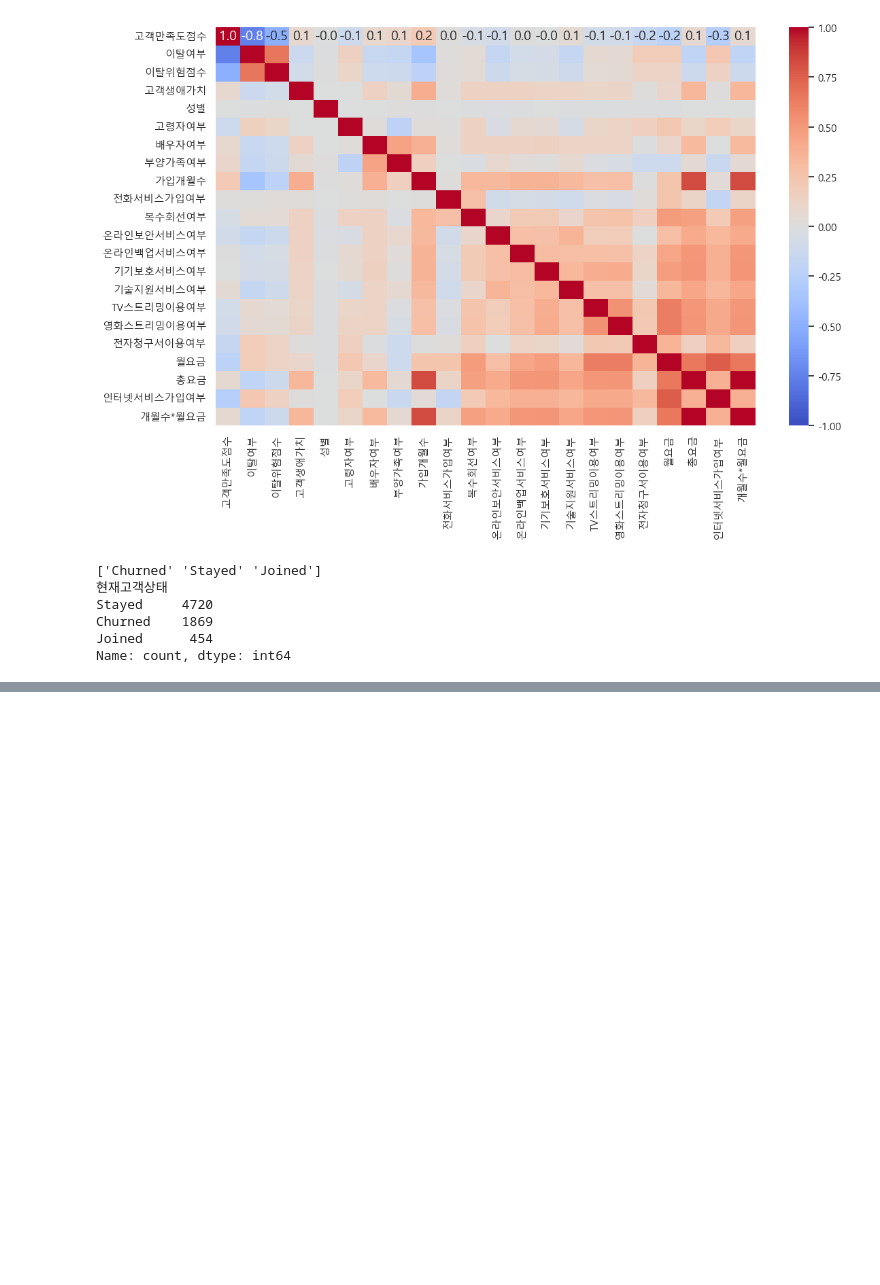
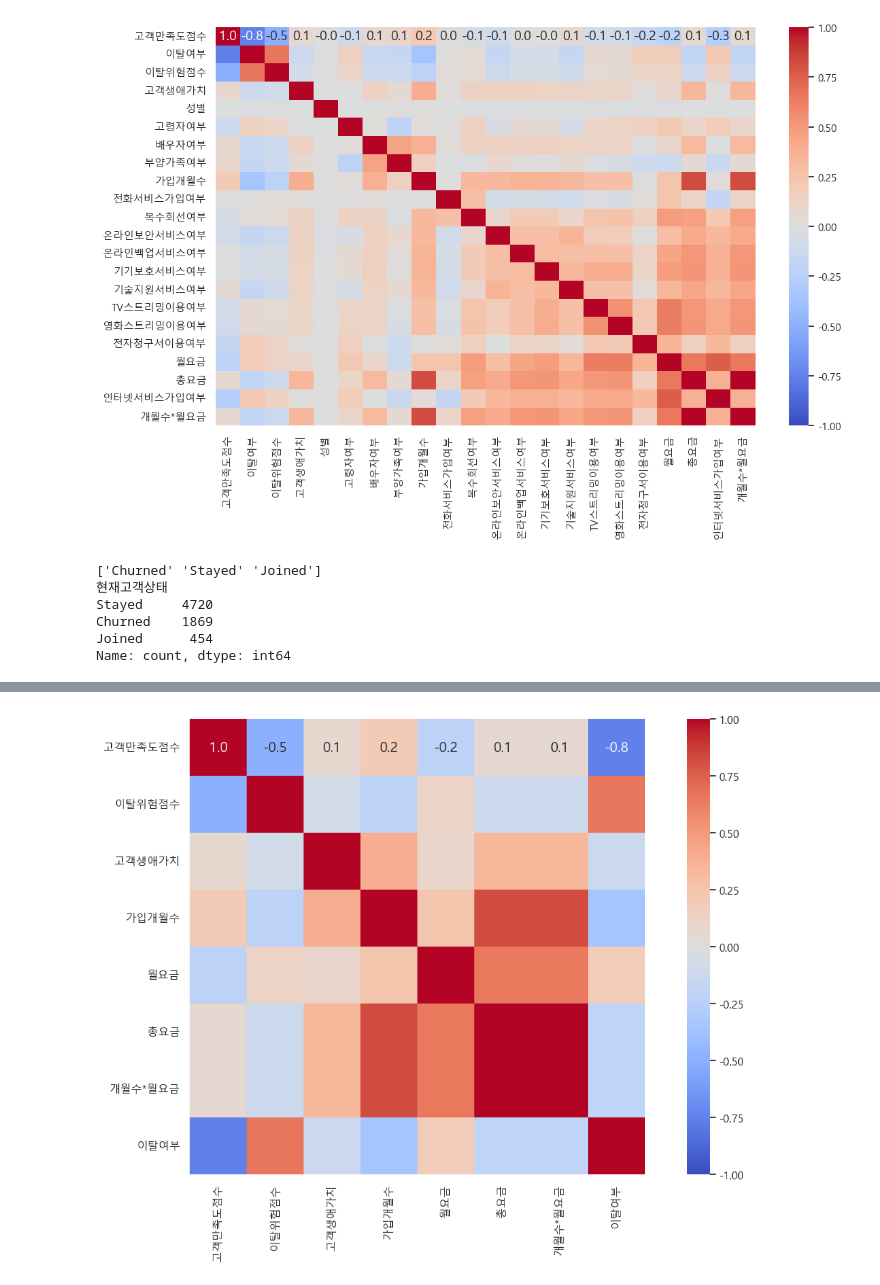
Before and after one commit to Blche/midproject_8, a Jupyter notebook: members/김민재/churn_status.ipynb, the cells around one changed output, grey strips where cells are left out. Saved outputs shown, nothing was run; the diff lists cells and outputs as text; code cells hidden in the pictures; blank space fills up the shorter version.

Commit message:
현재고객상태 컬럼 히트맵 추가

```diff
--- a/members/김민재/churn_status.ipynb
+++ b/members/김민재/churn_status.ipynb
@@ -242,0 +241,28 @@ Name: count, dtype: int64
+# %%
+# 1) 숫자형 부분(가입개월수~총요금) 추출 & 정렬
+test1 = tel_merged[['가입개월수', '월요금', '개월수*월요금', '총요금']]
+test2 = tel_merged.sort_values(by='가입개월수', ascending=True)
+# %%
+# 3) 현재고객상태 더미
+state_dummies = pd.get_dummies(tel['현재고객상태'], prefix='현재고객상태')
+# %%
+# 4) 이탈여부 숫자형
+churn_num = tel['이탈여부'].astype(int)
+# %%
+# 5) 합치기 & 숫자형만 필터링
+df_for_corr = pd.concat([test2, state_dummies, churn_num], axis=1) \
+                .select_dtypes(include=['number'])
+# %%
+# 6) 상관행렬 & 히트맵
+correlation_matrix = df_for_corr.corr()
+plt.figure(figsize=(12,8))
+sns.heatmap(
+    correlation_matrix,
+    annot=True, fmt=".1f",
+    cmap='coolwarm', square=True,
+    vmin=-1, vmax=1
+)
+plt.tight_layout()
+plt.show()
+# %% [output]
+[figure, added]
```
Also changed, not shown: parts of 4 cells of this notebook.
